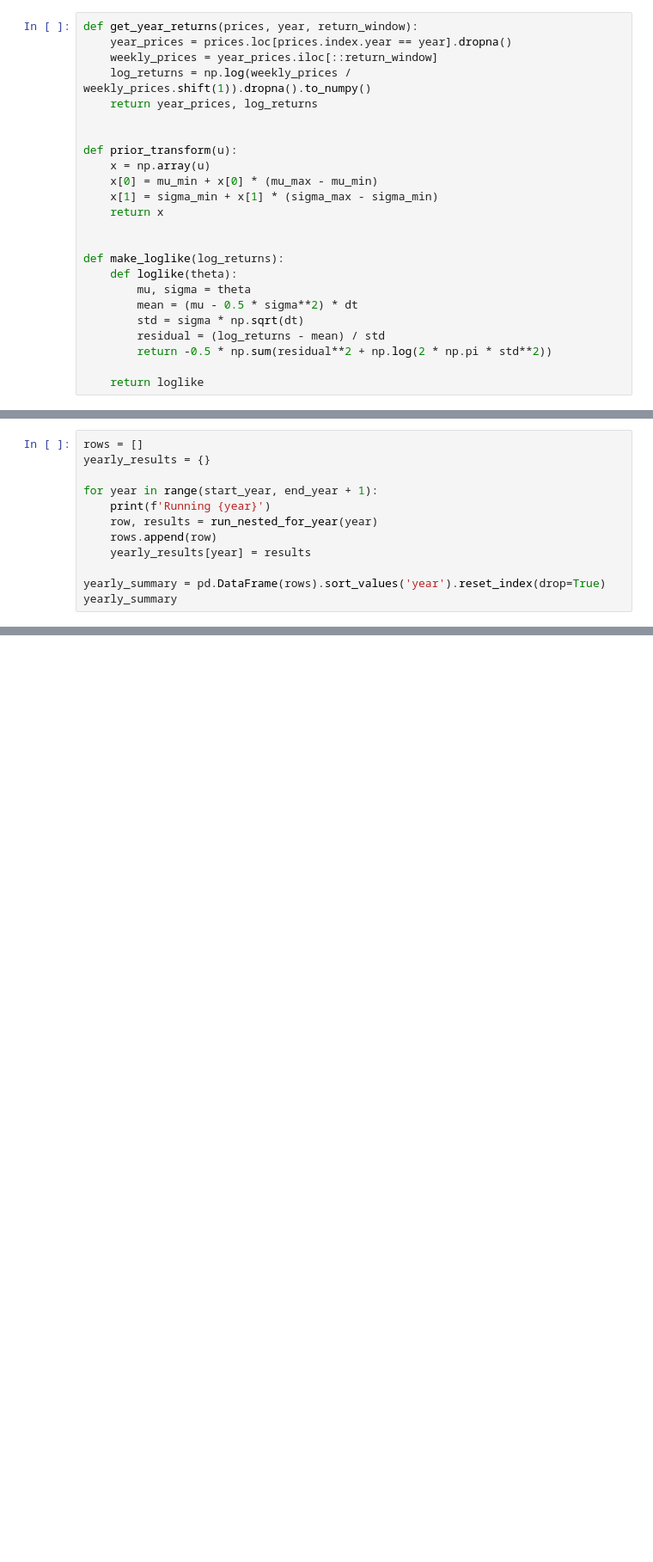
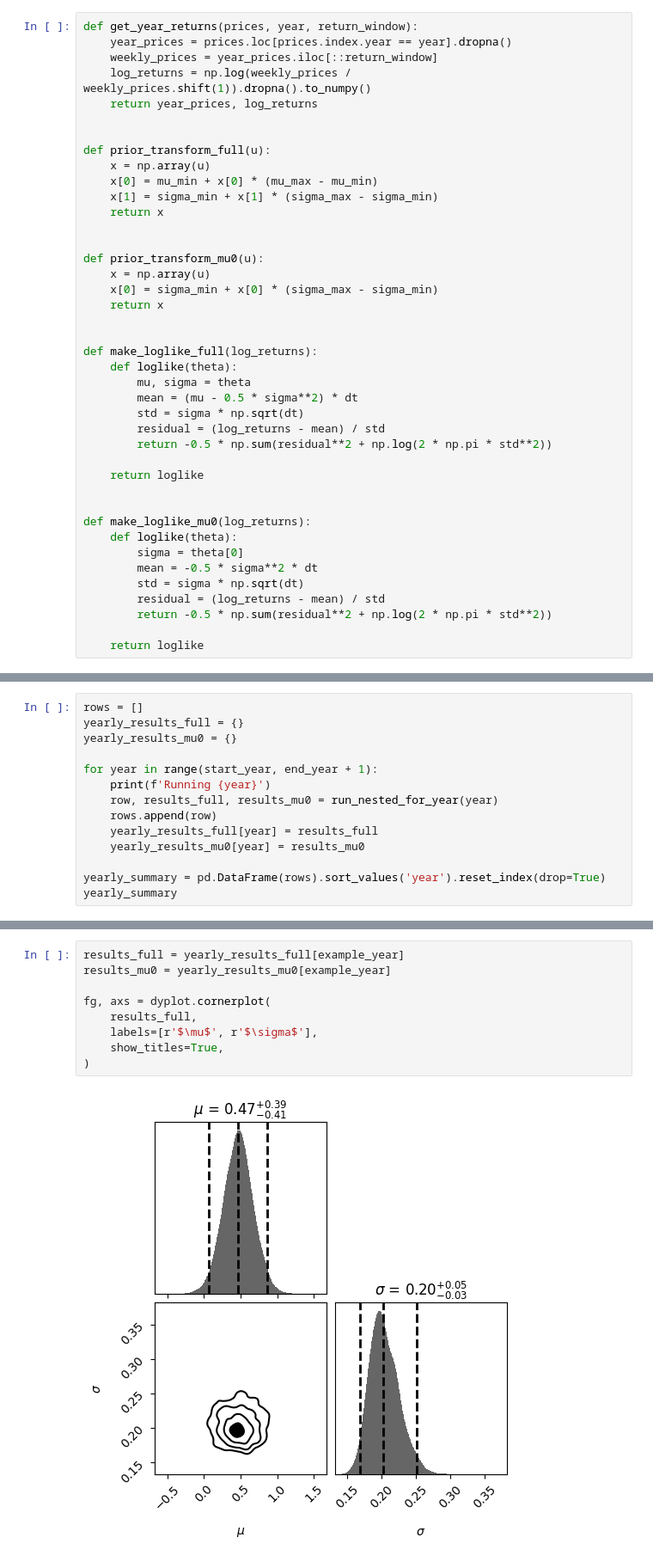
Before and after one commit to RezaCodz/Math_finance_models, a Jupyter notebook: notebooks/01_gbm_nested_sampling_drift_volatility.ipynb, the cells around one changed output, grey strips where cells are left out. Shown at 86% size. Drawn from its saved outputs; the diff is of its cells as text; blank space fills up the shorter version.

```diff
--- a/notebooks/01_gbm_nested_sampling_drift_volatility.ipynb
+++ b/notebooks/01_gbm_nested_sampling_drift_volatility.ipynb
@@ -48,14 +56,20 @@ def get_year_returns(prices, year, return_window):
     return year_prices, log_returns
 
 
-def prior_transform(u):
+def prior_transform_full(u):
     x = np.array(u)
     x[0] = mu_min + x[0] * (mu_max - mu_min)
     x[1] = sigma_min + x[1] * (sigma_max - sigma_min)
     return x
 
 
-def make_loglike(log_returns):
+def prior_transform_mu0(u):
+    x = np.array(u)
+    x[0] = sigma_min + x[0] * (sigma_max - sigma_min)
+    return x
+
+
+def make_loglike_full(log_returns):
     def loglike(theta):
         mu, sigma = theta
         mean = (mu - 0.5 * sigma**2) * dt
@@ -64,4 +78,15 @@ def make_loglike(log_returns):
         return -0.5 * np.sum(residual**2 + np.log(2 * np.pi * std**2))
 
     return loglike
+
+
+def make_loglike_mu0(log_returns):
+    def loglike(theta):
+        sigma = theta[0]
+        mean = -0.5 * sigma**2 * dt
+        std = sigma * np.sqrt(dt)
+        residual = (log_returns - mean) / std
+        return -0.5 * np.sum(residual**2 + np.log(2 * np.pi * std**2))
+
+    return loglike
 # %%
@@ -109,12 +162,14 @@ def run_nested_for_year(year):
 # %%
 rows = []
-yearly_results = {}
+yearly_results_full = {}
+yearly_results_mu0 = {}
 
 for year in range(start_year, end_year + 1):
     print(f'Running {year}')
-    row, results = run_nested_for_year(year)
+    row, results_full, results_mu0 = run_nested_for_year(year)
     rows.append(row)
-    yearly_results[year] = results
+    yearly_results_full[year] = results_full
+    yearly_results_mu0[year] = results_mu0
 
 yearly_summary = pd.DataFrame(rows).sort_values('year').reset_index(drop=True)
 yearly_summary
@@ -121 +181,12 @@ yearly_summary
+# %%
+results_full = yearly_results_full[example_year]
+results_mu0 = yearly_results_mu0[example_year]
+
+fg, axs = dyplot.cornerplot(
+    results_full,
+    labels=[r'$\mu$', r'$\sigma$'],
+    show_titles=True,
+)
+# %% [output]
+[figure, added]
 # %%
```
Also changed, not shown: parts of 7 cells of this notebook.
